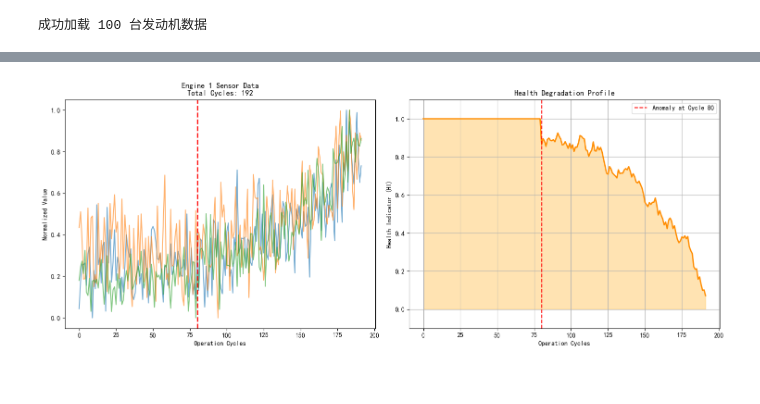
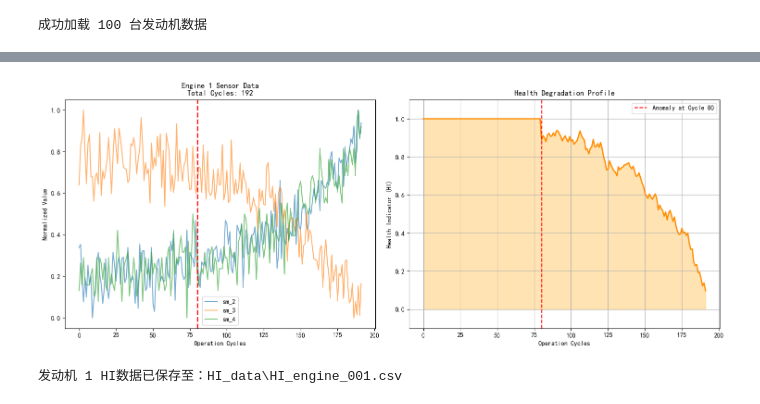
Before and after one commit to clwd111/0425, a Jupyter notebook: PWL_HI.ipynb, the cells around one changed output, grey strips where cells are left out. Saved outputs shown, nothing was run; the diff lists cells and outputs as text; code cells hidden in the pictures.

```diff
--- a/PWL_HI.ipynb
+++ b/PWL_HI.ipynb
@@ -25,13 +26,16 @@ def load_and_preprocess(file_path):
     # 选择文献中的关键传感器
     selected_sensors = ['sm_2', 'sm_3', 'sm_4', 'sm_7', 'sm_8', 'sm_9','sm_11', 'sm_12', 'sm_13', 'sm_14', 'sm_15', 'sm_17', 'sm_20', 'sm_21']
 
+    # 确认数据集中传感器列的顺序并索引
+    sensor_indices = [df.columns.get_loc(sensor) for sensor in selected_sensors]
+
     # 按发动机分组并归一化
     engines = []
     for engine_id in df['unit'].unique():
-        engine = df[df['unit'] == engine_id][selected_sensors].values
+        engine = df[df['unit'] == engine_id].iloc[:, sensor_indices].values
         engines.append(MinMaxScaler().fit_transform(engine))
 
-    return engines
+    return engines, col_names
 # %%
 # ========== 3. 构建VAE模型 ==========
 class VAEDetector:
@@ -160,22 +164,25 @@ def generate_HI(engine_data, smooth_window=15, detect_window_ratio=0.2, sigma=3.
 
     return HI, anomaly_point
 # %%
-# ========== 4. 可视化 ==========
-def visualize_results(engine_id, engines, detect_params):
+def visualize_results(engine_id, engines, column_names, detect_params,save_hi=False):
     """综合可视化函数"""
     engine_data = engines[engine_id]
-    HI, anomaly = generate_HI(engine_data, **detect_params)
+    HI, anomaly = generate_HI(engine_data, column_names, **detect_params)
 
     plt.figure(figsize=(15, 6))
 
     # 传感器数据面板
     plt.subplot(121)
-    for i in range(3):  # 显示前3个传感器
-        plt.plot(engine_data[:, i], alpha=0.6)
+    selected_sensor_names = ['sm_2', 'sm_3', 'sm_4']  # 选择展示的传感器名称
+    selected_sensors = [column_names.index(sensor) for sensor in selected_sensor_names]
+    for sensor_index in selected_sensors:
+        sensor_name = column_names[sensor_index]
+        plt.plot(engine_data[:, sensor_index], label=sensor_name, alpha=0.6)
     plt.axvline(anomaly, color='r', linestyle='--', linewidth=2)
     plt.xlabel('Operation Cycles')
     plt.ylabel('Normalized Value')
     plt.title(f'Engine {engine_id+1} Sensor Data\nTotal Cycles: {len(engine_data)}')
+    plt.legend()
 
     # 健康指标面板
     plt.subplot(122)
@@ -190,6 +197,25 @@ def visualize_results(engine_id, engines, detect_params):
     plt.grid(True)
     plt.tight_layout()
     plt.show()
+
+    if save_hi:
+        # 创建保存目录
+        save_dir = "HI_data"
+        os.makedirs(save_dir, exist_ok=True)
+
+        # 构建保存路径
+        save_path = os.path.join(save_dir, f"HI_engine_{engine_id+1:03d}.csv")
+
+        # 创建DataFrame保存数据
+        hi_df = pd.DataFrame({
+            'cycle': np.arange(1, len(HI)+1),
+            'HI': HI,
+            'anomaly_point': anomaly  # 保存异常点位置
+        })
+
+        # 保存到CSV
+        hi_df.to_csv(save_path, index=False)
+        print(f"发动机 {engine_id+1} HI数据已保存至：{save_path}")
 # %%
 # 参数配置
 DETECT_PARAMS = {
@@ -199,7 +225,7 @@ DETECT_PARAMS = {
     }
 
 # 加载数据
-engines = load_and_preprocess("data/train_FD001.txt")
+engines, column_names = load_and_preprocess("data/train_FD001.txt")
 print(f"成功加载 {len(engines)} 台发动机数据")
 # %% [output]
 成功加载 100 台发动机数据
@@ -237,5 +263,5 @@ print(f"发动机 {engine_id+1} 异常起始周期: {anomaly}")
 发动机 1 异常起始周期: 80
 # %%
-# 可视化结果
-visualize_results(engine_id, engines, DETECT_PARAMS)
+# 可视化第一台发动机
+visualize_results(engine_id, engines, column_names, DETECT_PARAMS,save_hi=True)
 # %% [output]
@@ -243 +269,2 @@ visualize_results(engine_id, engines, DETECT_PARAMS)
-[figure, old version]
+[figure, new version]
+发动机 1 HI数据已保存至：HI_data\HI_engine_001.csv
```
Also changed, not shown: parts of 6 cells of this notebook.
